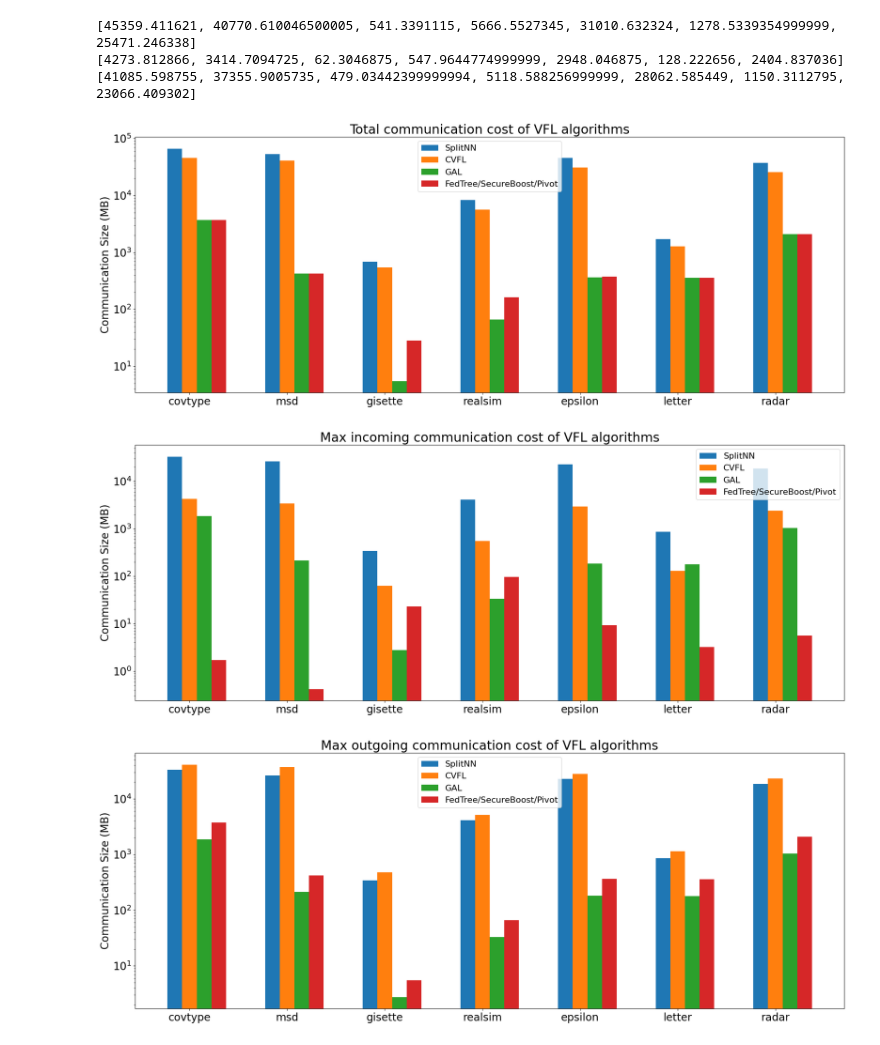
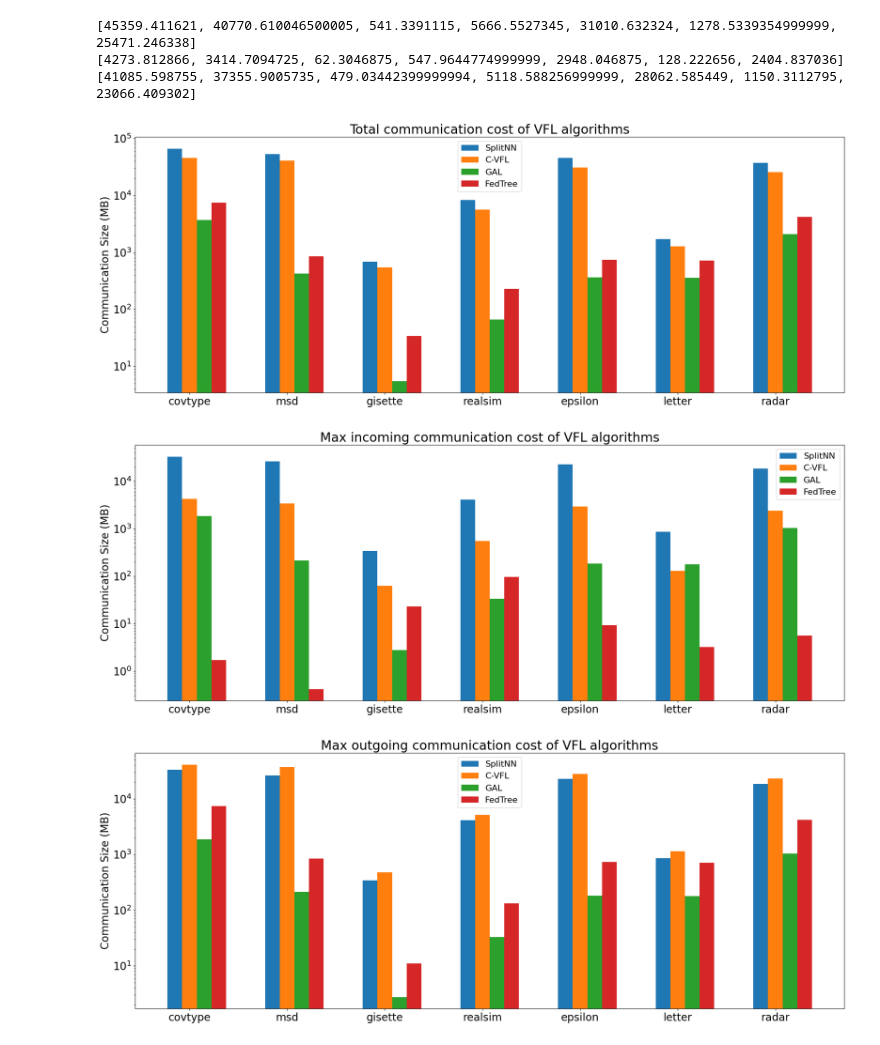
Before and after one commit to Xtra-Computing/VertiBench, a Jupyter notebook: comm-cost.ipynb, the cells around one changed output. Drawn from its saved outputs; the diff is of its cells as text; code cells hidden in the pictures.

Commit message:
update: communication calculation for FedTree

```diff
--- a/comm-cost.ipynb
+++ b/comm-cost.ipynb
@@ -114,10 +111,11 @@ def calc_comm_secureboost_MB(n_instances, n_features, n_iterations, n_parties, n
     share_gh_size = 2 * n_instances * np.dtype(np.float32).itemsize * (n_parties - 1)
     n_secondary_features = round(n_features * (n_parties - 1) / n_parties)
     share_hist_size = n_secondary_features * n_bins * np.dtype(np.float32).itemsize
+    instance_to_node_size = 2 * n_instances * np.dtype(np.float32).itemsize * (n_parties - 1)
 
-    total_size = (share_gh_size + share_hist_size) * n_iterations * n_classes / 1024 / 1024
+    total_size = (share_gh_size + share_hist_size + instance_to_node_size) * n_iterations * n_classes / 1024 / 1024
     max_in_size = share_hist_size * n_iterations * n_classes / 1024 / 1024
-    max_out_size = share_gh_size * n_iterations * n_classes / 1024 / 1024
+    max_out_size = (share_gh_size + instance_to_node_size) * n_iterations * n_classes / 1024 / 1024
 
     assert max_in_size + max_out_size == total_size, f"{max_in_size} + {max_out_size} != {total_size}"
     return total_size, max_in_size, max_out_size
@@ -263,7 +261,7 @@ print(cvfl_comm_max_out_list)
 [41085.598755, 37355.9005735, 479.03442399999994, 5118.588256999999, 28062.585449, 1150.3112795, 23066.409302]
 # %%
 # plot the communication cost of each algorithm in a bar chart
-algorithm_list = ['SplitNN', 'CVFL', 'GAL', 'SecureBoost']
+algorithm_list = ['SplitNN', 'C-VFL', 'GAL', 'SecureBoost']
 
 plt.rcParams.update({'font.size': 20})
 fig, ax = plt.subplots(figsize=(20, 8))
@@ -271,9 +269,9 @@ x = np.arange(len(dataset_list))  # the label locations
 width = 0.15  # the width of the bars
 
 rects1 = ax.bar(x - width, splitnn_comm_total_list, width, label='SplitNN')
-rects2 = ax.bar(x, cvfl_comm_total_list, width, label='CVFL')
+rects2 = ax.bar(x, cvfl_comm_total_list, width, label='C-VFL')
 rects3 = ax.bar(x + width, gal_comm_total_list, width, label='GAL')
-rects4 = ax.bar(x + 2 * width, secureboost_comm_total_list, width, label='FedTree/SecureBoost/Pivot')
+rects4 = ax.bar(x + 2 * width, secureboost_comm_total_list, width, label='FedTree')
 
 # Add some text for labels, title and custom x-axis tick labels, etc.
 ax.set_ylabel('Communication Size (MB)')
@@ -287,10 +285,10 @@ fig.tight_layout()
 fig.savefig('fig/comm_total.png')
 plt.show()
 # %% [output]
-[figure, old version]
+[figure, new version]
 # %%
 # plot the communication cost of each algorithm in a bar chart
-algorithm_list = ['SplitNN', 'CVFL', 'GAL', 'SecureBoost']
+algorithm_list = ['SplitNN', 'C-VFL', 'GAL', 'SecureBoost']
 
 plt.rcParams.update({'font.size': 20})
 fig, ax = plt.subplots(figsize=(20, 8))
@@ -298,9 +296,9 @@ x = np.arange(len(dataset_list))  # the label locations
 width = 0.15  # the width of the bars
 
 rects1 = ax.bar(x - width, splitnn_comm_max_in_list, width, label='SplitNN')
-rects2 = ax.bar(x, cvfl_comm_max_in_list, width, label='CVFL')
+rects2 = ax.bar(x, cvfl_comm_max_in_list, width, label='C-VFL')
 rects3 = ax.bar(x + width, gal_comm_max_in_list, width, label='GAL')
-rects4 = ax.bar(x + 2 * width, secureboost_comm_max_in_list, width, label='FedTree/SecureBoost/Pivot')
+rects4 = ax.bar(x + 2 * width, secureboost_comm_max_in_list, width, label='FedTree')
 
 # Add some text for labels, title and custom x-axis tick labels, etc.
 ax.set_ylabel('Communication Size (MB)')
@@ -314,31 +312,31 @@ fig.tight_layout()
 fig.savefig('fig/comm_max_in.png')
 plt.show()
 # %% [output]
-[figure, old version]
+[figure, new version]
 # %%
 # plot the communication cost of each algorithm in a bar chart
-algorithm_list = ['SplitNN', 'CVFL', 'GAL', 'SecureBoost']
+algorithm_list = ['SplitNN', 'C-VFL', 'GAL', 'SecureBoost']
 
 plt.rcParams.update({'font.size': 20})
 fig, ax = plt.subplots(figsize=(20, 8))
 x = np.arange(len(dataset_list))  # the label locations
 width = 0.15  # the width of the bars
 
 rects1 = ax.bar(x - width, splitnn_comm_max_out_list, width, label='SplitNN')
-rects2 = ax.bar(x, cvfl_comm_max_out_list, width, label='CVFL')
+rects2 = ax.bar(x, cvfl_comm_max_out_list, width, label='C-VFL')
 rects3 = ax.bar(x + width, gal_comm_max_out_list, width, label='GAL')
-rects4 = ax.bar(x + 2 * width, secureboost_comm_max_out_list, width, label='FedTree/SecureBoost/Pivot')
+rects4 = ax.bar(x + 2 * width, secureboost_comm_max_out_list, width, label='FedTree')
 
 # Add some text for labels, title and custom x-axis tick labels, etc.
 ax.set_ylabel('Communication Size (MB)')
 ax.set_title('Max outgoing communication cost of VFL algorithms')
 ax.set_xticks(x)
 ax.set_xticklabels(dataset_list)
 ax.legend(fontsize=16)
 ax.set_yscale('log')
 
 fig.tight_layout()
 fig.savefig('fig/comm_max_out.png')
 plt.show()
 # %% [output]
-[figure, old version]
+[figure, new version]
```
Also changed, not shown: parts of 2 cells of this notebook, 3 other files.
